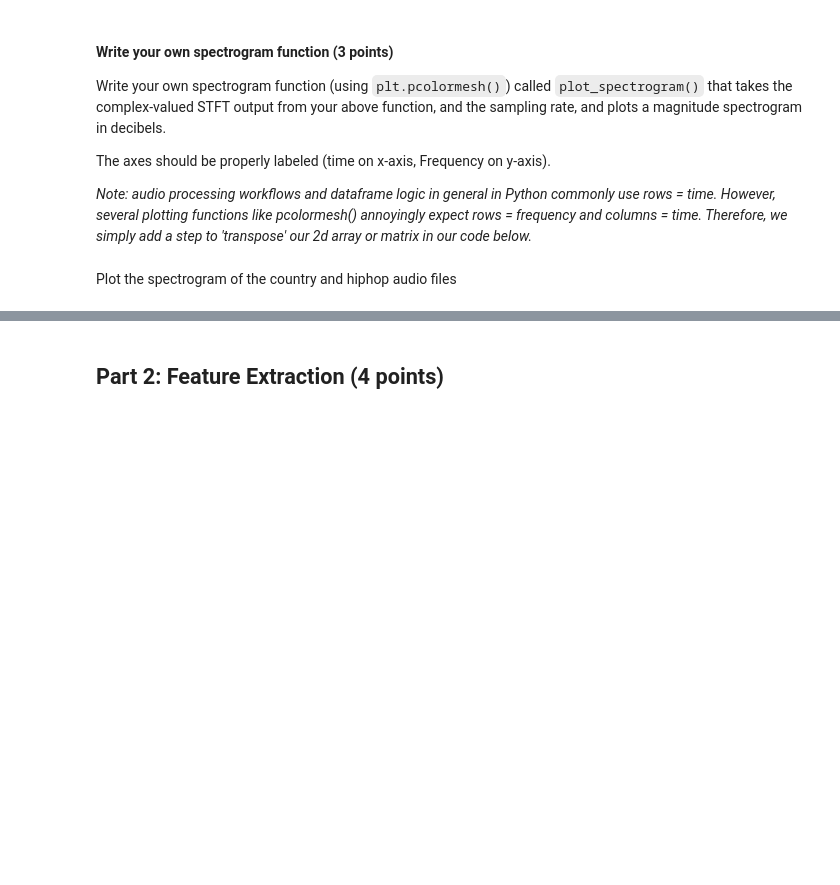
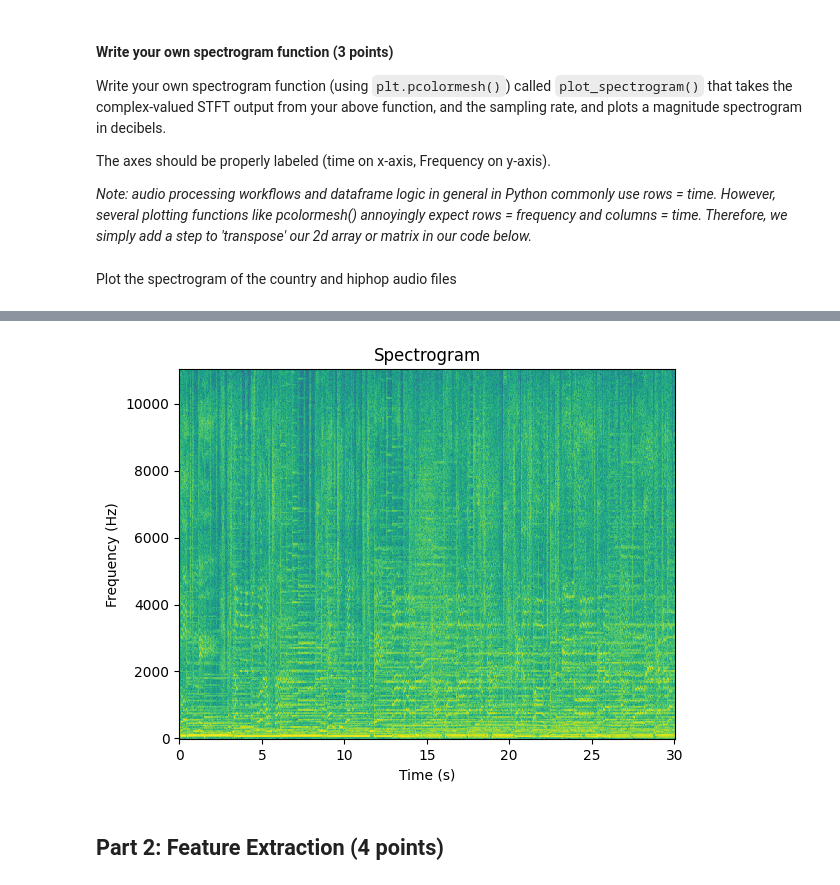
Before and after one commit to thedarknessuser/AudioTechII, a Jupyter notebook: HW/HW3.ipynb, the cells around one changed output, grey strips where cells are left out. Cells and saved outputs as stored; diff of their text form; code cells hidden in the pictures; blank space fills up the shorter version.

```diff
--- a/HW/HW3.ipynb
+++ b/HW/HW3.ipynb
@@ -91,3 +134,7 @@ Plot the spectrogram of the country and hiphop audio files
+# %%
+plot_spectrogram(stft2, 1024, fs2)
+# %% [output]
+[figure, added]
 # %% [markdown]
 ## Part 2: Feature Extraction (4 points)
 # %% [markdown]
```
Also changed, not shown: parts of 24 cells of this notebook, 1 other file.
